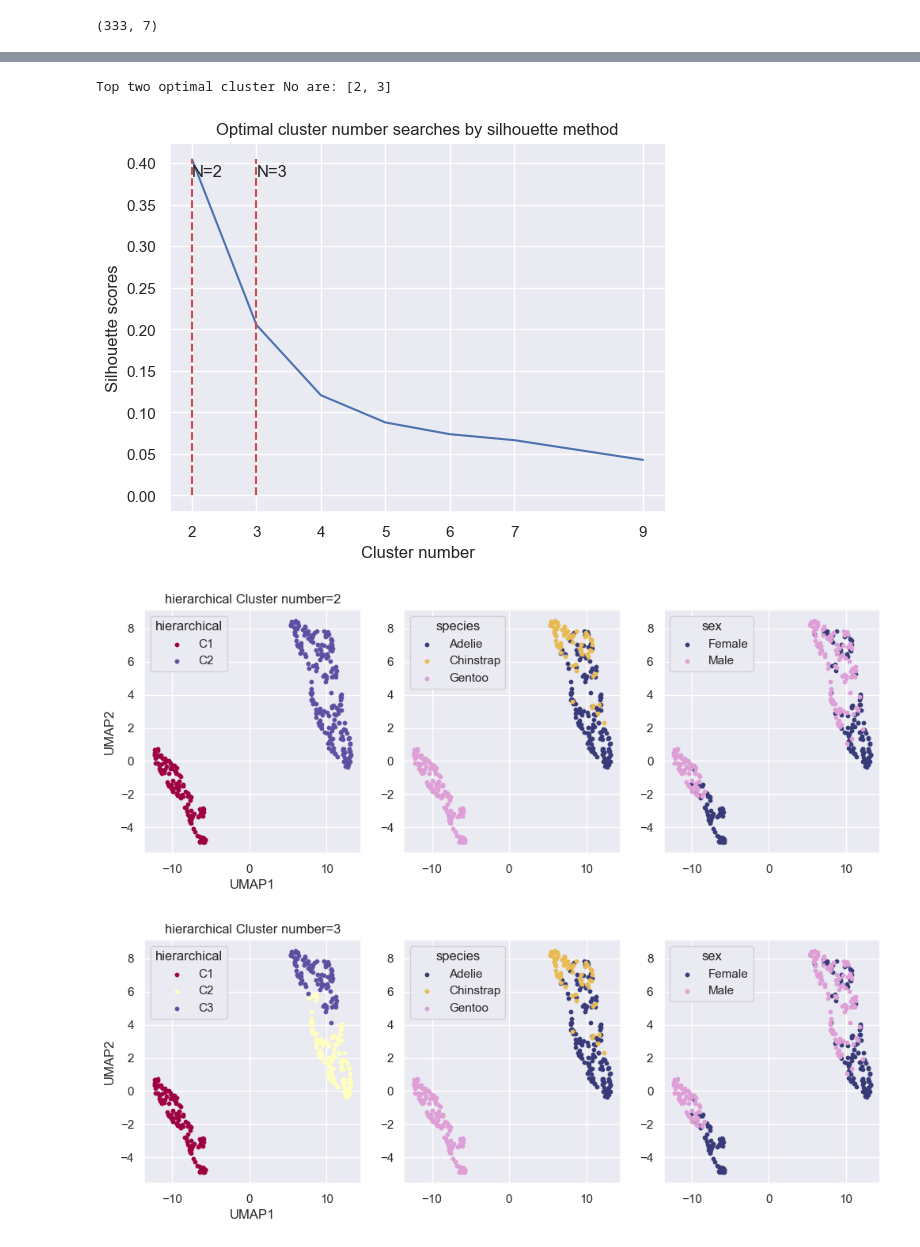
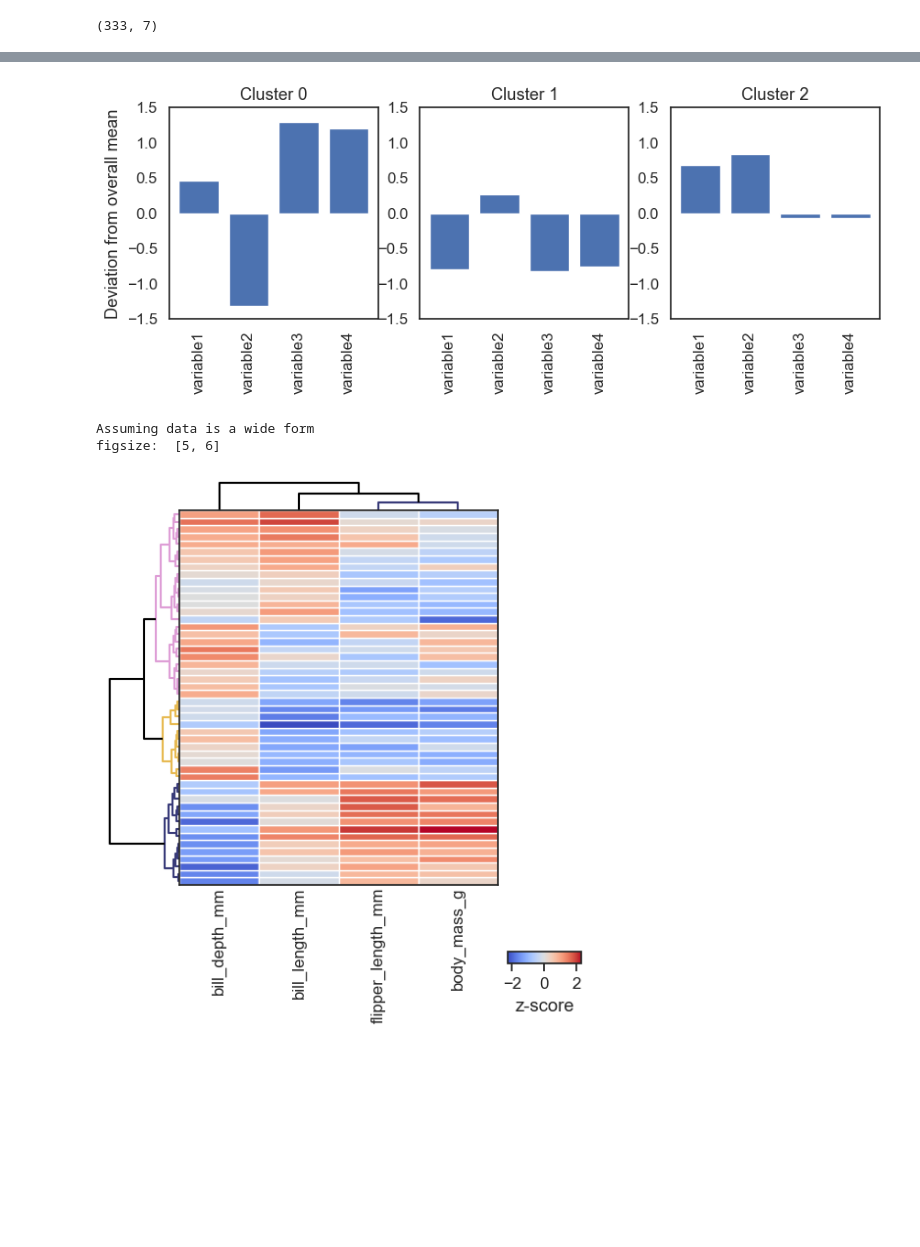
Before and after one commit to koonimaru/omniplot, a Jupyter notebook: ipynb/clusteringplot.ipynb, the cells around one changed output, grey strips where cells are left out. Drawn from its saved outputs; the diff is of its cells as text; code cells hidden in the pictures; blank space fills up the shorter version.

```diff
--- a/ipynb/clusteringplot.ipynb
+++ b/ipynb/clusteringplot.ipynb
@@ -7,6 +8,8 @@ df=df.dropna(axis=0)
 df.shape
 # %% [output]
 (333, 7)
+# %%
+df=df.sample(n=50, random_state=1)
 # %%
 features=["bill_length_mm","bill_depth_mm","flipper_length_mm","body_mass_g"]
 dfnew=op.clusterplot(df,variables=features,category=["species","sex", "body_mass_g"],method="kmeans",n_clusters="auto")
@@ -23,11 +105,21 @@ Top two optimal cluster No are: [2, 3]
+# %%
+
+fig, axes=plt.subplots(1,3,figsize=(10,3))
+for i in range(3):
+
+    axes[i].bar(np.arange(0, 4),zscores[i])
+    axes[i].set_title("Cluster "+str(i))
+    axes[i].set_xticks(np.arange(0, 4))
+    axes[i].set_xticklabels(["variable1", "variable2","variable3","variable4"],rotation=90)
+    axes[i].set_ylim([-1.5,1.5])
+axes[0].set_ylabel("Deviation from overall mean")
+plt.savefig("zscore.pdf",dpi=300,bbox_inches="tight")
+# %% [output]
+[figure, added]
 # %%
-df=sns.load_dataset("penguins")
-df=df.dropna(axis=0)
-features=["species","sex","bill_length_mm","bill_depth_mm","flipper_length_mm","body_mass_g"]
-df=df[features]
-dfnew=op.clusterplot(df,category=["species","sex"],method="hierarchical",n_clusters="auto")
+res=op.heatmap(df[features], figsize=[5,6],row_ticklabels=False)
+plt.savefig("heatmap.pdf",dpi=300)
 # %% [output]
-Top two optimal cluster No are: [2, 3]
+Assuming data is a wide form
+figsize:  [5, 6]
-[figure, old version]
+[figure, new version]
-[figure, removed]
-[figure, removed]
```
Also changed, not shown: parts of 8 cells of this notebook, 16 other files.
